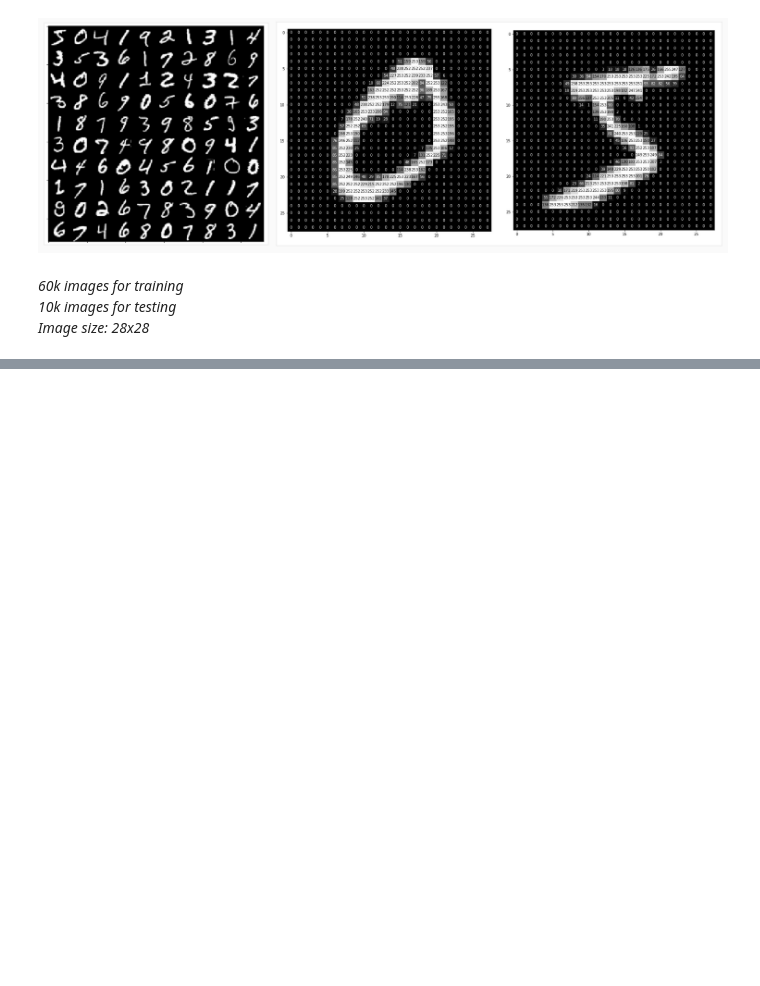
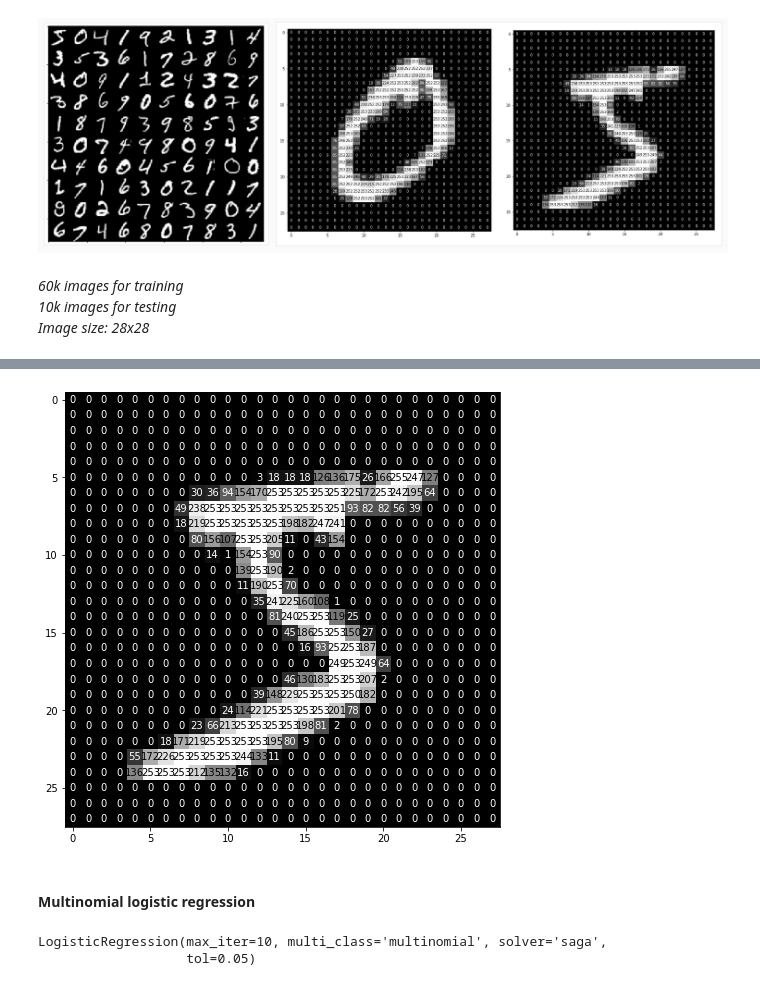
Before and after one commit to GabrielTorga/NNs, a Jupyter notebook: MNIST.ipynb, the cells around one changed output, grey strips where cells are left out. Cells and saved outputs as stored; diff of their text form; code cells hidden in the pictures; blank space fills up the shorter version.

```diff
--- a/MNIST.ipynb
+++ b/MNIST.ipynb
@@ -13,0 +63,7 @@
+# %%
+fig = plt.figure(figsize = (8,8))
+ax = fig.add_subplot(111)
+visualize_input(x_train[0], ax)
+plt.show() #Plotting in grayscale
+# %% [output]
+[figure, added]
@@ -13,0 +75,4 @@
+# %% [markdown]
+#####
+#####
+#### Multinomial logistic regression
@@ -13,0 +86,6 @@
+# %%
+clf_logistic = LogisticRegression(multi_class='multinomial', solver='saga', max_iter=10, tol=0.05)
+clf_logistic.fit(x_train_flattened, y_train)
+# %% [output]
+LogisticRegression(max_iter=10, multi_class='multinomial', solver='saga',
+                   tol=0.05)
```
Also changed, not shown: parts of 15 cells of this notebook, 1 other file.
